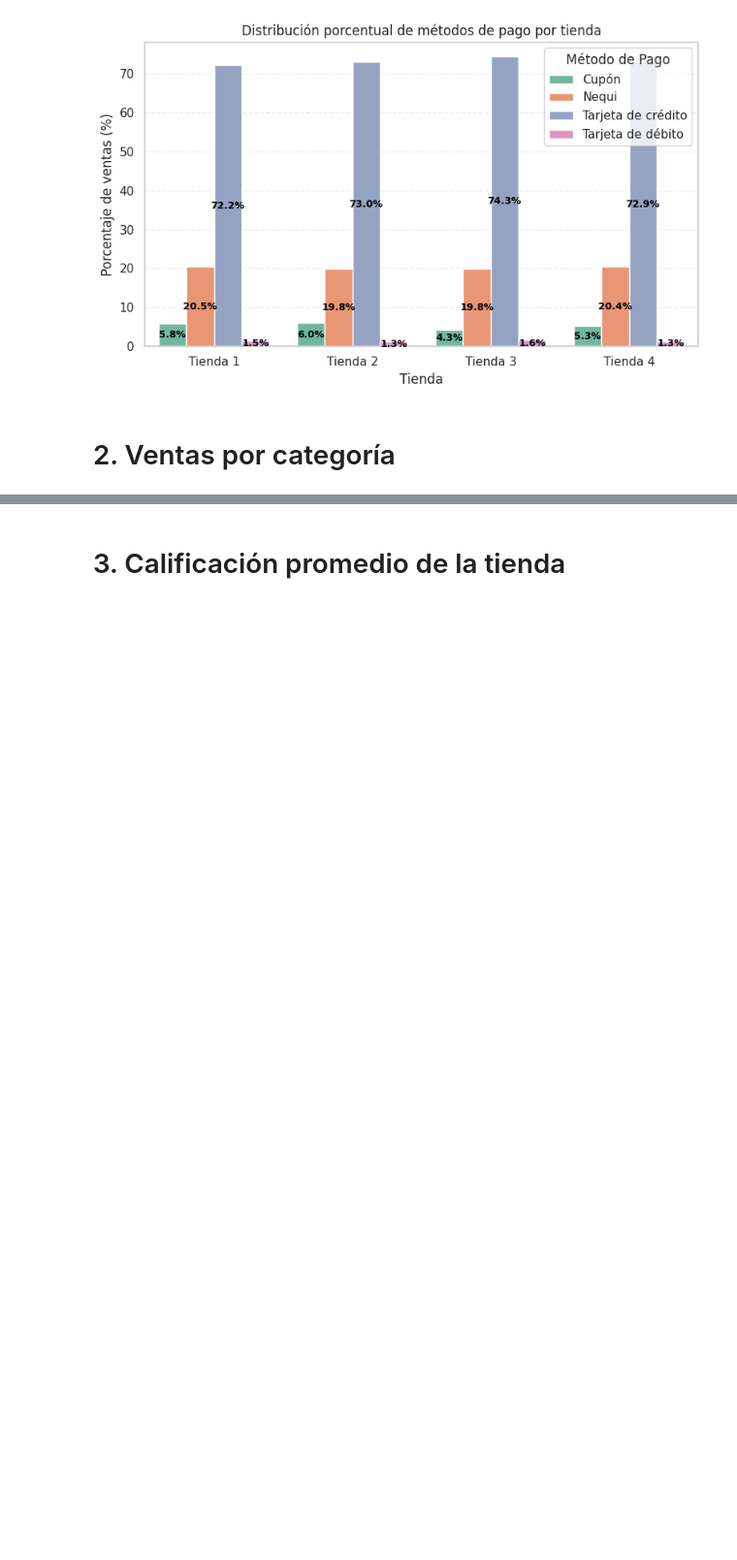
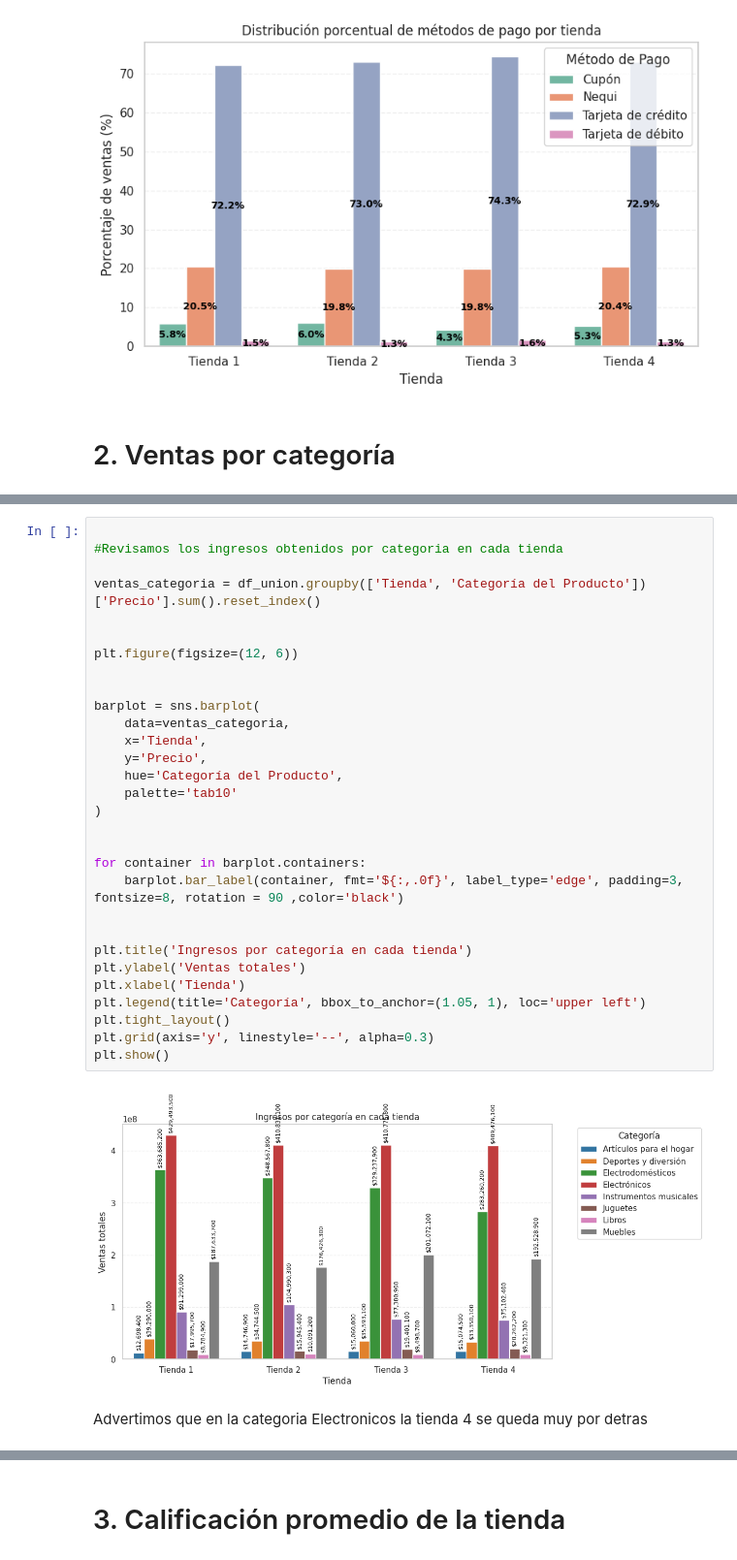
Before and after one commit to david125-cmd/python-data-science-challenge-alura-store, a Jupyter notebook: AluraStoreLatam.ipynb, the cells around one changed output, grey strips where cells are left out. Shown at 97% size. Cells and saved outputs as stored; diff of their text form; blank space fills up the shorter version.

```diff
--- a/AluraStoreLatam.ipynb
+++ b/AluraStoreLatam.ipynb
@@ -212,0 +343,34 @@ plt.show()
+# %%
+
+#Revisamos los ingresos obtenidos por categoria en cada tienda
+
+ventas_categoria = df_union.groupby(['Tienda', 'Categoría del Producto'])['Precio'].sum().reset_index()
+
+
+plt.figure(figsize=(12, 6))
+
+
+barplot = sns.barplot(
+    data=ventas_categoria,
+    x='Tienda',
+    y='Precio',
+    hue='Categoría del Producto',
+    palette='tab10'
+)
+
+
+for container in barplot.containers:
+    barplot.bar_label(container, fmt='${:,.0f}', label_type='edge', padding=3, fontsize=8, rotation = 90 ,color='black')
+
+
+plt.title('Ingresos por categoría en cada tienda')
+plt.ylabel('Ventas totales')
+plt.xlabel('Tienda')
+plt.legend(title='Categoría', bbox_to_anchor=(1.05, 1), loc='upper left')
+plt.tight_layout()
+plt.grid(axis='y', linestyle='--', alpha=0.3)
+plt.show()
+# %% [output]
+[figure, added]
+# %% [markdown]
+Advertimos que en la categoria Electronicos la tienda 4 se queda muy por detras
```
Also changed, not shown: parts of 37 cells of this notebook.
